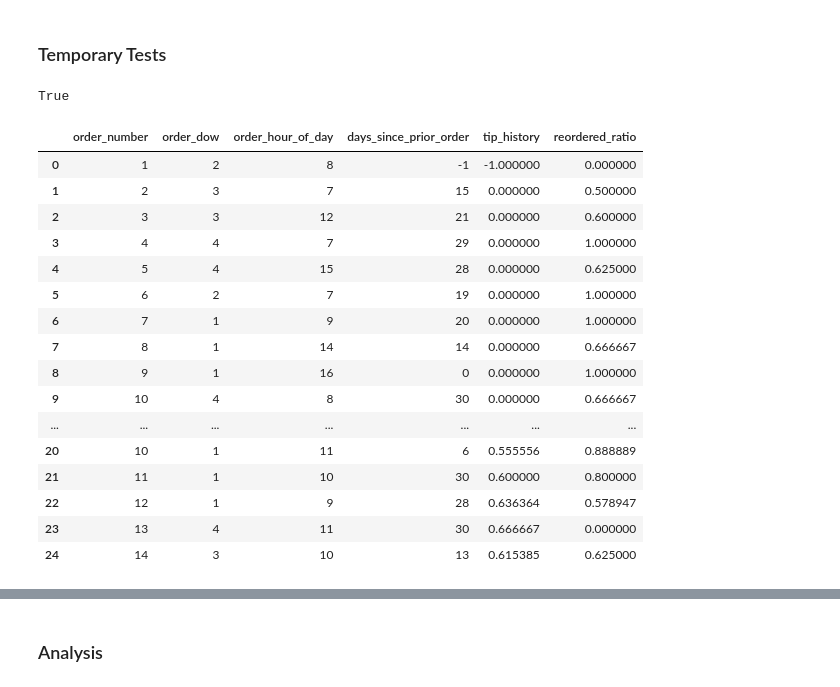
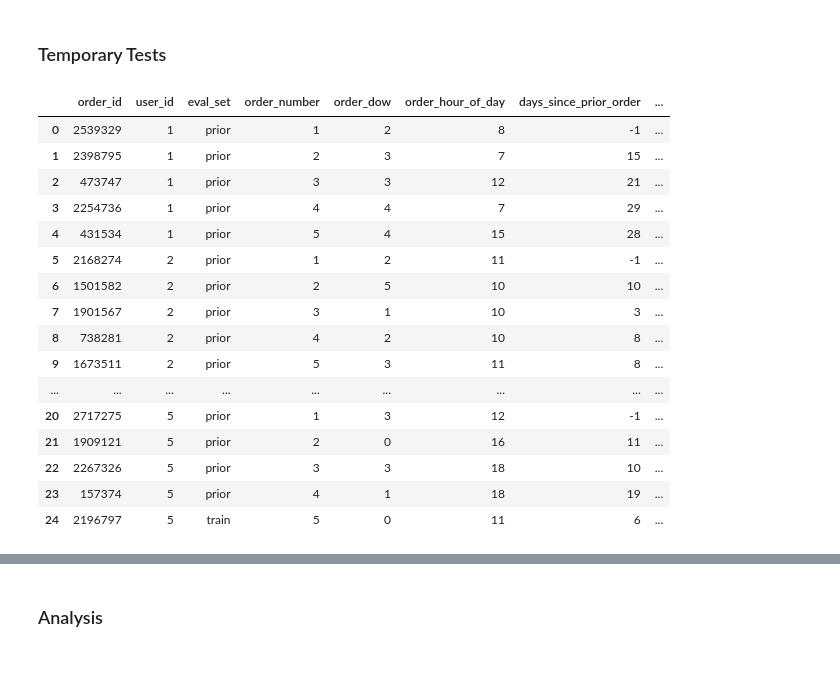
Before and after one commit to d-schneid/binary-tip-classification, a Jupyter notebook: team_07_project_submission.ipynb, the cells around one changed output, grey strips where cells are left out. Cells and saved outputs as stored; diff of their text form; code cells hidden in the pictures.

```diff
--- a/team_07_project_submission.ipynb
+++ b/team_07_project_submission.ipynb
@@ -66,27 +115,27 @@ data_store.get_orders_tip().head(25)
 # %% [markdown]
 ### Temporary Tests
-# %%
-tip_history.compute_feature()
-id(data_store.get_orders_tip()) == id(tip_history.orders_tip)
-# %% [output]
-True
-# %%
-data_store.get_orders_tip(features).head(25)
-# %% [output]
-|  | order_number | order_dow | order_hour_of_day | days_since_prior_order | tip_history | reordered_ratio |
-| 0 | 1 | 2 | 8 | -1 | -1.000000 | 0.000000 |
-| 1 | 2 | 3 | 7 | 15 | 0.000000 | 0.500000 |
-| 2 | 3 | 3 | 12 | 21 | 0.000000 | 0.600000 |
-| 3 | 4 | 4 | 7 | 29 | 0.000000 | 1.000000 |
-| 4 | 5 | 4 | 15 | 28 | 0.000000 | 0.625000 |
-| 5 | 6 | 2 | 7 | 19 | 0.000000 | 1.000000 |
-| 6 | 7 | 1 | 9 | 20 | 0.000000 | 1.000000 |
-| 7 | 8 | 1 | 14 | 14 | 0.000000 | 0.666667 |
-| 8 | 9 | 1 | 16 | 0 | 0.000000 | 1.000000 |
-| 9 | 10 | 4 | 8 | 30 | 0.000000 | 0.666667 |
-| ... | ... | ... | ... | ... | ... | ... |
-| 20 | 10 | 1 | 11 | 6 | 0.555556 | 0.888889 |
-| 21 | 11 | 1 | 10 | 30 | 0.600000 | 0.800000 |
-| 22 | 12 | 1 | 9 | 28 | 0.636364 | 0.578947 |
-| 23 | 13 | 4 | 11 | 30 | 0.666667 | 0.000000 |
-| 24 | 14 | 3 | 10 | 13 | 0.615385 | 0.625000 |
+# %%
+dynamic_feature_test_1 = DynamicFeatureTest1(data_store)
+dynamic_feature_test_2 = DynamicFeatureTest2(data_store)
+dynamic_feature_test_1.compute_feature()
+dynamic_feature_test_2.compute_feature()
+
+data_store.get_orders_tip_subset().head(25)
+# %% [output]
+|  | order_id | user_id | eval_set | order_number | order_dow | order_hour_of_day | days_since_prior_order | ... |
+| 0 | 2539329 | 1 | prior | 1 | 2 | 8 | -1 | ... |
+| 1 | 2398795 | 1 | prior | 2 | 3 | 7 | 15 | ... |
+| 2 | 473747 | 1 | prior | 3 | 3 | 12 | 21 | ... |
+| 3 | 2254736 | 1 | prior | 4 | 4 | 7 | 29 | ... |
+| 4 | 431534 | 1 | prior | 5 | 4 | 15 | 28 | ... |
+| 5 | 2168274 | 2 | prior | 1 | 2 | 11 | -1 | ... |
+| 6 | 1501582 | 2 | prior | 2 | 5 | 10 | 10 | ... |
+| 7 | 1901567 | 2 | prior | 3 | 1 | 10 | 3 | ... |
+| 8 | 738281 | 2 | prior | 4 | 2 | 10 | 8 | ... |
+| 9 | 1673511 | 2 | prior | 5 | 3 | 11 | 8 | ... |
+| ... | ... | ... | ... | ... | ... | ... | ... | ... |
+| 20 | 2717275 | 5 | prior | 1 | 3 | 12 | -1 | ... |
+| 21 | 1909121 | 5 | prior | 2 | 0 | 16 | 11 | ... |
+| 22 | 2267326 | 5 | prior | 3 | 3 | 18 | 10 | ... |
+| 23 | 157374 | 5 | prior | 4 | 1 | 18 | 19 | ... |
+| 24 | 2196797 | 5 | train | 5 | 0 | 11 | 6 | ... |
```
Also changed, not shown: parts of 8 cells of this notebook, 7 other files.
